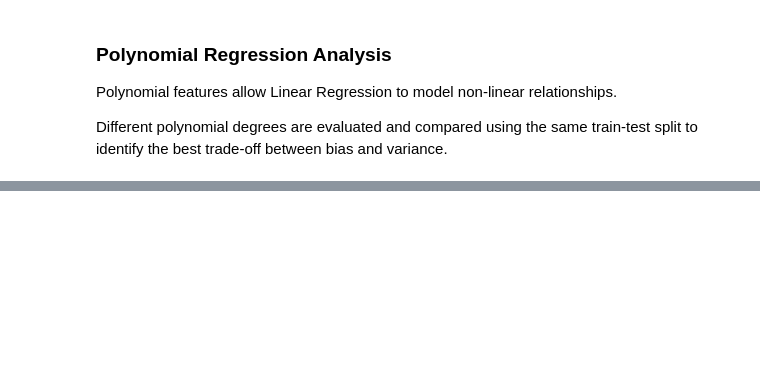
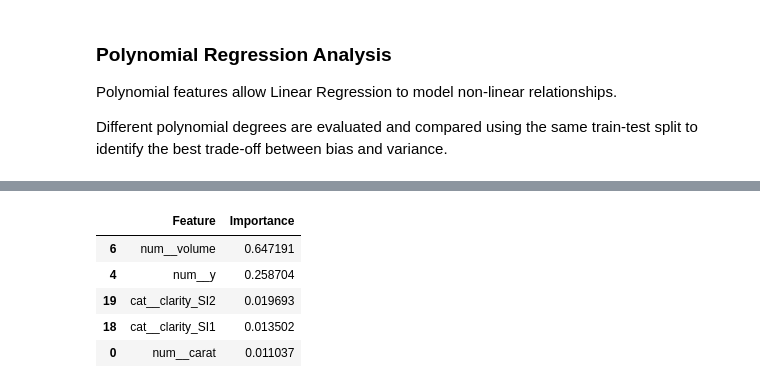
Before and after one commit to pragna100510/ML_Capstone, a Jupyter notebook: regression/regression.ipynb, the cells around one changed output, grey strips where cells are left out. Saved outputs shown, nothing was run; the diff lists cells and outputs as text; code cells hidden in the pictures; blank space fills up the shorter version.

Commit message:
implemeted Decision Tree Regressor with Feature Importance and Random Forest Regressor

```diff
--- a/regression/regression.ipynb
+++ b/regression/regression.ipynb
@@ -738,0 +747,29 @@ Different polynomial degrees are evaluated and compared using the same train-tes
+# %%
+''
+# Decision Tree Regressor
+dt_model = DecisionTreeRegressor(random_state=42)
+
+dt_param_grid = {
+    "max_depth": [3, 4, 5, 6, 8, 10]
+}
+
+dt_grid = GridSearchCV(
+    dt_model,
+    dt_param_grid,
+    cv=5,
+    scoring="r2",
+    n_jobs=-1
+)
+
+dt_grid.fit(X_train_processed, y_train)
+
+dt_best = dt_grid.best_estimator_
+dt_pred = dt_best.predict(X_test_processed)
+
+print("Best Decision Tree parameters:", dt_grid.best_params_)
+
+dt_result = evaluate_model(
+    "Decision Tree Regressor",
+    y_test,
+    dt_pred
+)
@@ -738,0 +786,14 @@ Different polynomial degrees are evaluated and compared using the same train-tes
+# %%
+feature_importance = pd.DataFrame({
+    "Feature": feature_names,
+    "Importance": dt_best.feature_importances_
+}).sort_values("Importance", ascending=False)
+
+feature_importance.head(5)
+# %% [output]
+|  | Feature | Importance |
+| 6 | num__volume | 0.647191 |
+| 4 | num__y | 0.258704 |
+| 19 | cat__clarity_SI2 | 0.019693 |
+| 18 | cat__clarity_SI1 | 0.013502 |
+| 0 | num__carat | 0.011037 |
```
Also changed, not shown: parts of 8 cells of this notebook.
